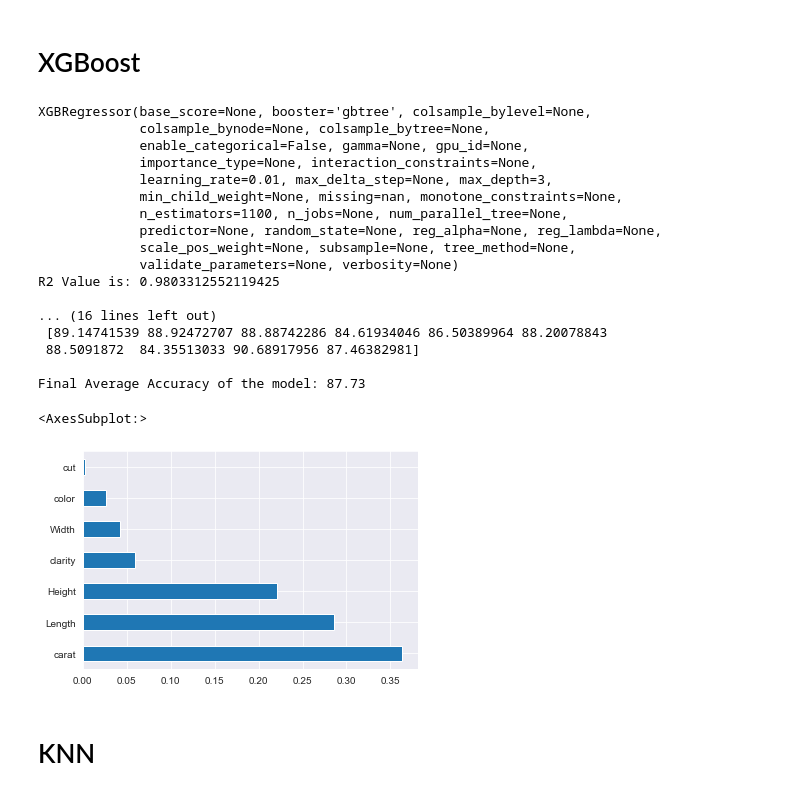
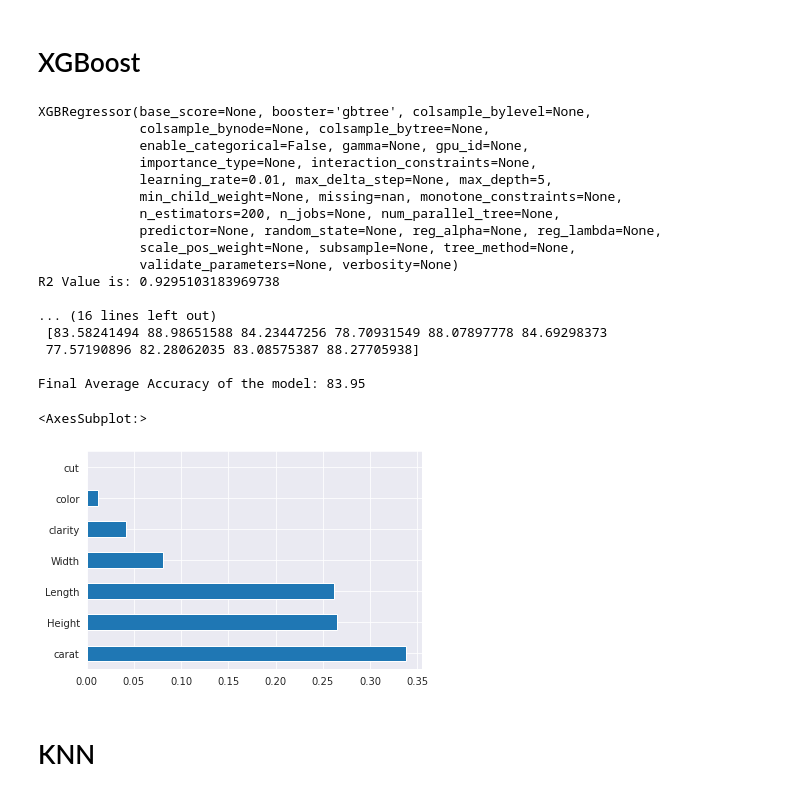
Before and after one commit to idatawiz/Diamond-Price-Prediction, a Jupyter notebook: Diamond Price Prediction.ipynb, the cells around one changed output. Saved outputs shown, nothing was run; the diff lists cells and outputs as text; code cells hidden in the pictures.

```diff
--- a/Diamond Price Prediction.ipynb
+++ b/Diamond Price Prediction.ipynb
@@ -2,7 +2,8 @@
 import pandas as pd
 import numpy as np
 # %%
-DiamondPricesData=pd.read_csv(filepath_or_buffer='file:///E:/Data%20Science/Ivy%20Python%20&%20Machine%20Learning,Deep%20Learning/Python%20Datasets/Regression%20Datasets/DiamondPricesData.csv',
+DiamondPricesData=pd.read_csv(filepath_or_buffer='DiamondPricesData.csv',
+
                              sep=',',encoding='latin-1')
 # %%
 DiamondPricesData.head(15)
@@ -1149,7 +1150,8 @@ Final Average Accuracy of the model: 74.525
 # XGBoost
 # %%
 from xgboost import XGBRegressor
-RegModel=XGBRegressor(max_depth=3,learning_rate=0.01,n_estimators=1100,booster='gbtree',objective='reg:squarederror')
+RegModel=XGBRegressor(max_depth=5,learning_rate=0.01,n_estimators=200,booster='gbtree',objective='reg:squarederror')
+
 
 print(RegModel)
 XGB=RegModel.fit(X_train,Y_train)
@@ -1174,40 +1176,40 @@ print('Mean Accuracy on testing data:',Accuracy)
 print('Median Accuracy on testing data:',MedianAcc)
 
 def Accuracy_Values(ori,pre):
     MAPE=np.mean(100*(np.abs(ori-pre)/ori))
     return(100-MAPE)
 
 from sklearn.metrics import make_scorer
 custom_scoring=make_scorer(Acc_Score,greater_is_better=True)
 
 
 from sklearn.model_selection import cross_val_score
 Accuracy_score=cross_val_score(RegModel,X,Y,cv=10,scoring=custom_scoring)
 print('\nAccuracy values for 10-fold Cross Validation:\n',Accuracy_score)
 print('\nFinal Average Accuracy of the model:',round(Accuracy_score.mean(),3))
 
 FI=pd.Series(XGB.feature_importances_,index=Predictors)
 FI.nlargest(10).plot(kind='barh')
 # %% [output]
 XGBRegressor(base_score=None, booster='gbtree', colsample_bylevel=None,
              colsample_bynode=None, colsample_bytree=None,
              enable_categorical=False, gamma=None, gpu_id=None,
              importance_type=None, interaction_constraints=None,
-             learning_rate=0.01, max_delta_step=None, max_depth=3,
+             learning_rate=0.01, max_delta_step=None, max_depth=5,
              min_child_weight=None, missing=nan, monotone_constraints=None,
-             n_estimators=1100, n_jobs=None, num_parallel_tree=None,
+             n_estimators=200, n_jobs=None, num_parallel_tree=None,
              predictor=None, random_state=None, reg_alpha=None, reg_lambda=None,
              scale_pos_weight=None, subsample=None, tree_method=None,
              validate_parameters=None, verbosity=None)
-R2 Value is: 0.9803312552119425
+R2 Value is: 0.9295103183969738
 
 ... (16 lines left out)
- [89.14741539 88.92472707 88.88742286 84.61934046 86.50389964 88.20078843
- 88.5091872  84.35513033 90.68917956 87.46382981]
+ [83.58241494 88.98651588 84.23447256 78.70931549 88.07897778 84.69298373
+ 77.57190896 82.28062035 83.08575387 88.27705938]
 
-Final Average Accuracy of the model: 87.73
+Final Average Accuracy of the model: 83.95
 <AxesSubplot:>
-[figure, old version]
+[figure, new version]
 # %% [markdown]
 # KNN
 # %%
```
Also changed, not shown: parts of 23 cells of this notebook, 5 other files.
